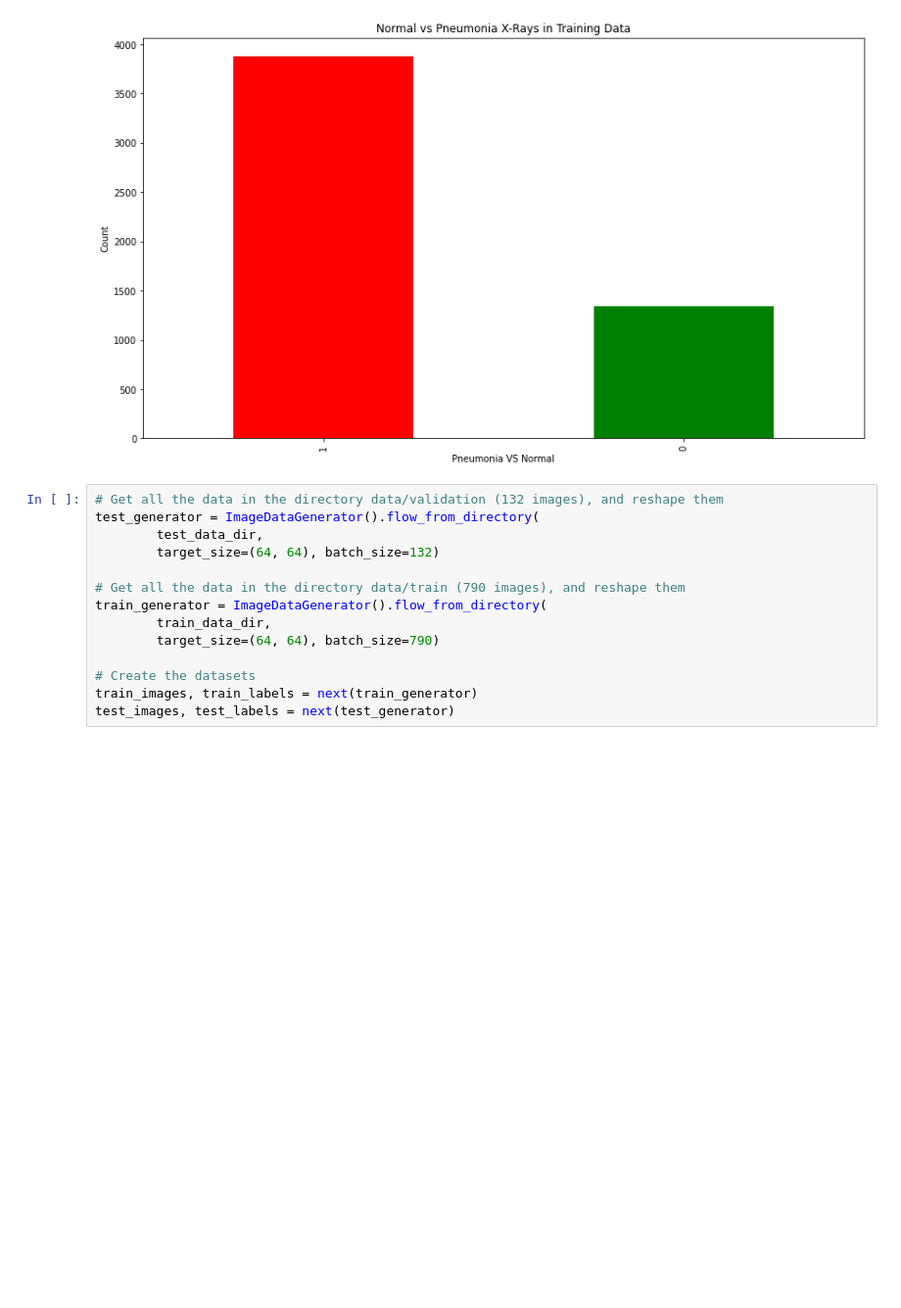
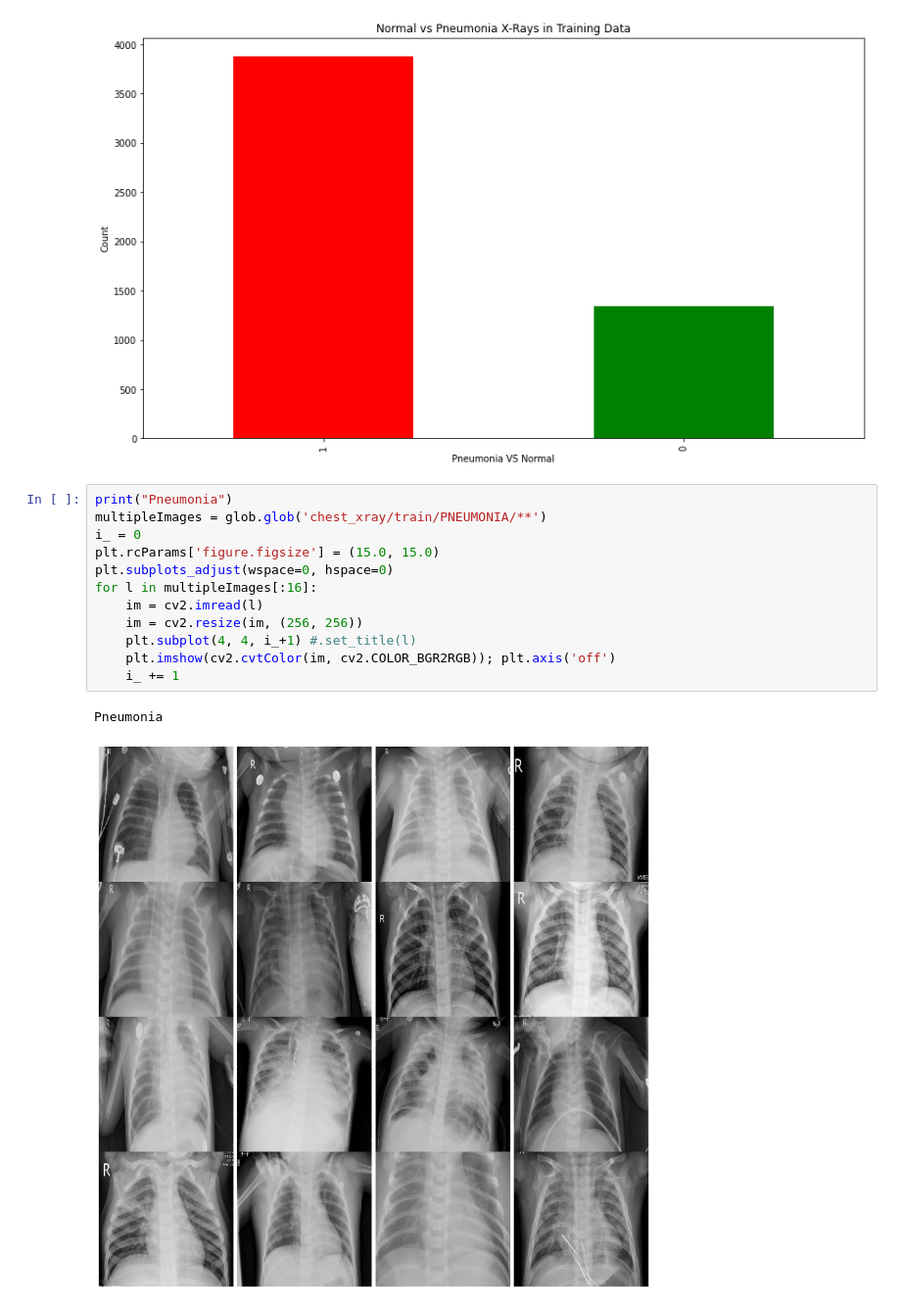
Before and after one commit to marmistead91/X-ray-Classification, a Jupyter notebook: Working Notebook.ipynb, the cells around one changed output. Shown at 98% size. Cells and saved outputs as stored; diff of their text form; blank space fills up the shorter version.

```diff
--- a/Working Notebook.ipynb
+++ b/Working Notebook.ipynb
@@ -101,17 +170,18 @@ ax.set_ylabel("Count")
 # %% [output]
 Text(0, 0.5, 'Count')
 [figure]
-# %%
-# Get all the data in the directory data/validation (132 images), and reshape them
-test_generator = ImageDataGenerator().flow_from_directory(
-        test_data_dir,
-        target_size=(64, 64), batch_size=132)
-
-# Get all the data in the directory data/train (790 images), and reshape them
-train_generator = ImageDataGenerator().flow_from_directory(
-        train_data_dir,
-        target_size=(64, 64), batch_size=790)
-
-# Create the datasets
-train_images, train_labels = next(train_generator)
-test_images, test_labels = next(test_generator)
+# %%
+print("Pneumonia")
+multipleImages = glob.glob('chest_xray/train/PNEUMONIA/**')
+i_ = 0
+plt.rcParams['figure.figsize'] = (15.0, 15.0)
+plt.subplots_adjust(wspace=0, hspace=0)
+for l in multipleImages[:16]:
+    im = cv2.imread(l)
+    im = cv2.resize(im, (256, 256))
+    plt.subplot(4, 4, i_+1) #.set_title(l)
+    plt.imshow(cv2.cvtColor(im, cv2.COLOR_BGR2RGB)); plt.axis('off')
+    i_ += 1
+# %% [output]
+Pneumonia
+[figure, added]
```
Also changed, not shown: parts of 19 cells of this notebook.
